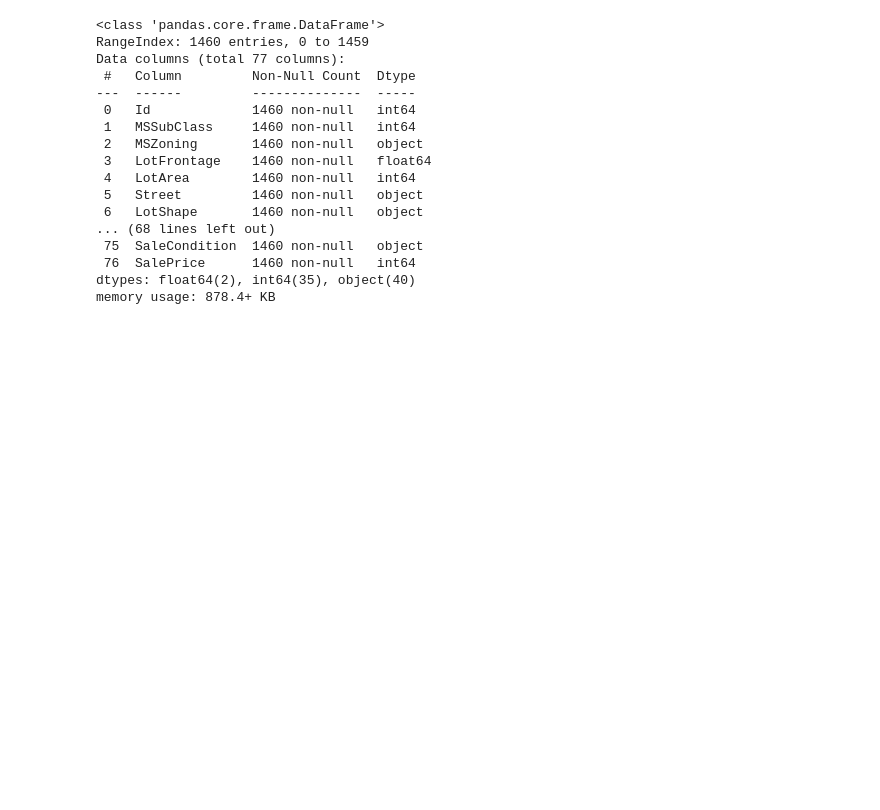
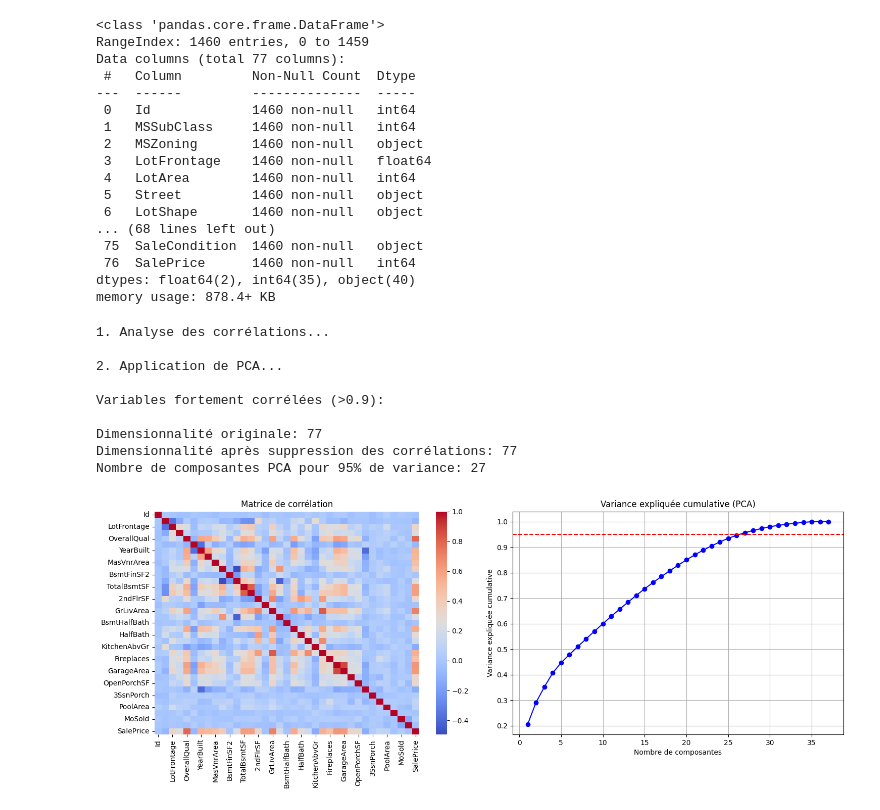
Before and after one commit to fkdia23/kubeflow, a Jupyter notebook: work/clean_data.ipynb, the cells around one changed output. Drawn from its saved outputs; the diff is of its cells as text; code cells hidden in the pictures; blank space fills up the shorter version.

```diff
--- a/work/clean_data.ipynb
+++ b/work/clean_data.ipynb
@@ -10,8 +10,8 @@
 import pandas as pd
 
 # Charger les datasets
-train_df = pd.read_csv("train.csv")  # Remplace par le chemin de ton fichier
-test_df = pd.read_csv("train.csv")    # Remplace par le chemin de ton fichier
+train_df = pd.read_csv("datasets/train.csv")  # Remplace par le chemin de ton fichier
+test_df = pd.read_csv("datasets/train.csv")    # Remplace par le chemin de ton fichier
 
 # 1. Afficher les cinq premières lignes
 print("Train dataset (5 premières lignes) :")
@@ -213,0 +357,49 @@ memory usage: 878.4+ KB
+# %%
+def plot_results(results):
+    # Créer une figure avec deux sous-plots
+    fig, (ax1, ax2) = plt.subplots(1, 2, figsize=(15, 6))
+
+    # Heatmap des corrélations
+    sns.heatmap(results['correlation_matrix'], ax=ax1, cmap='coolwarm')
+    ax1.set_title('Matrice de corrélation')
+
+    # Courbe de variance expliquée PCA
+    pca_var = results['pca_results']['cumulative_variance']
+    ax2.plot(range(1, len(pca_var) + 1), pca_var, 'bo-')
+    ax2.axhline(y=0.95, color='r', linestyle='--')
+    ax2.set_title('Variance expliquée cumulative (PCA)')
+    ax2.set_xlabel('Nombre de composantes')
+    ax2.set_ylabel('Variance expliquée cumulative')
+    ax2.grid(True)
+
+    plt.tight_layout()
+    return fig
+# %%
+resultats = main(train_df)
+
+print("\nVariables fortement corrélées (>0.9):")
+for pair in resultats['high_correlations']:
+    print(f"\n{pair['var1']} et {pair['var2']}:")
+    print(f"Corrélation: {pair['correlation']:.3f}")
+    print(f"Variable à supprimer: {pair['to_drop']}")
+    print(f"Raison: {pair['reason']}")
+
+# Afficher la dimensionnalité
+print(f"\nDimensionnalité originale: {train_df.shape[1]}")
+print(f"Dimensionnalité après suppression des corrélations: {resultats['df_reduced'].shape[1]}")
+print(f"Nombre de composantes PCA pour 95% de variance: {resultats['pca_results']['n_components_95']}")
+
+# Créer les visualisations
+plot_results(resultats)
+plt.show()
+# %% [output]
+1. Analyse des corrélations...
+
+2. Application de PCA...
+
+Variables fortement corrélées (>0.9):
+
+Dimensionnalité originale: 77
+Dimensionnalité après suppression des corrélations: 77
+Nombre de composantes PCA pour 95% de variance: 27
+[figure, added]
```
Also changed, not shown: parts of 16 cells of this notebook.
